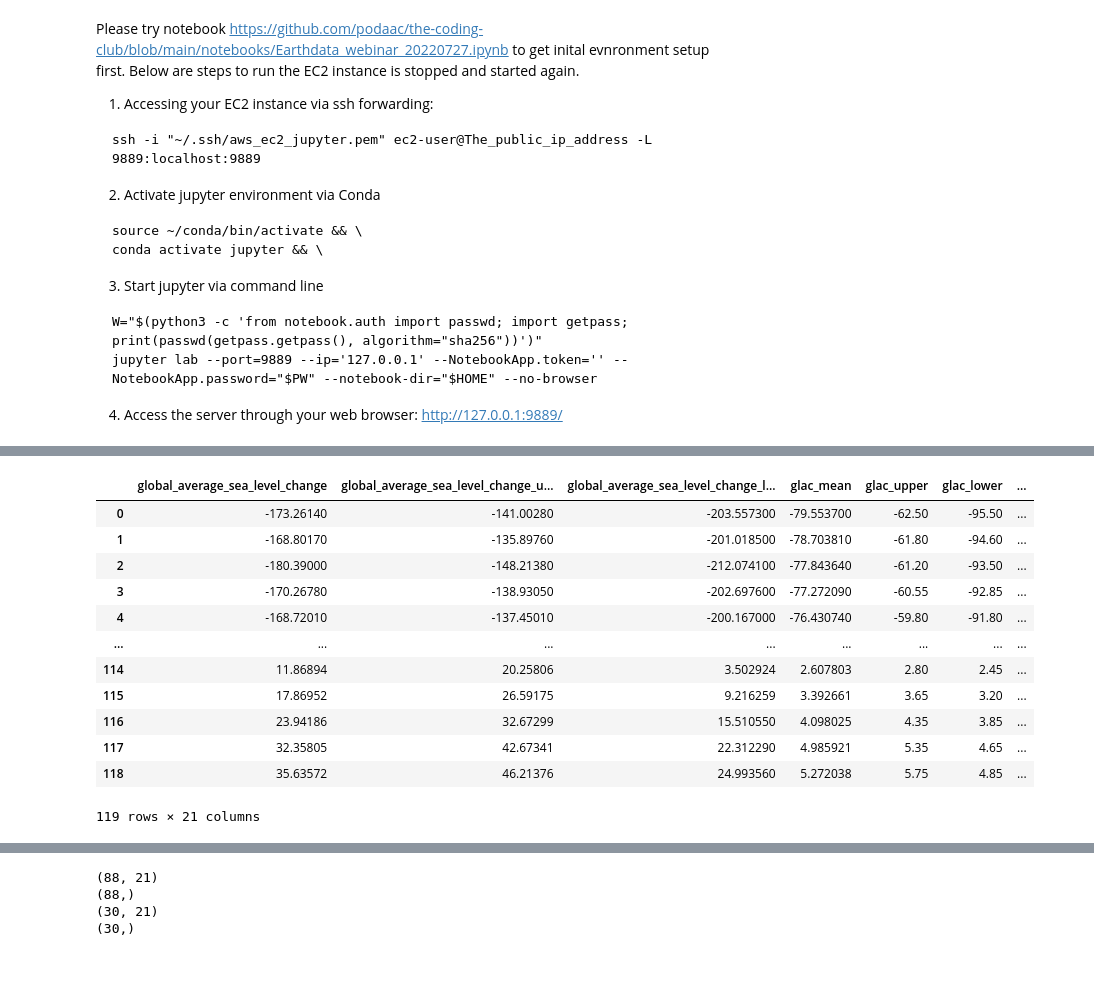
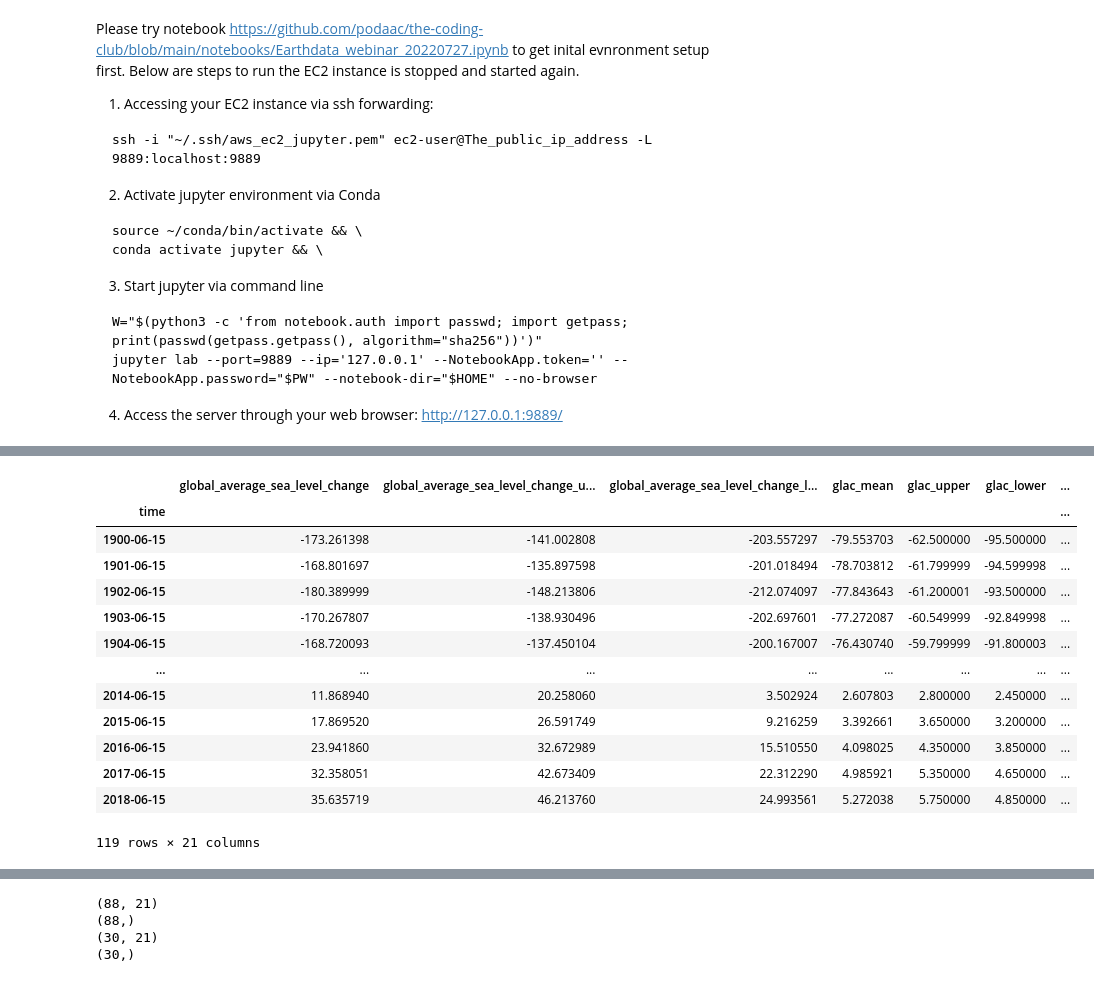
Before and after one commit to nasa-esdswg-ml/edc-notebooks, a Jupyter notebook: Multivariate-Linear-Regression-Example.ipynb, the cells around one changed output, grey strips where cells are left out. Saved outputs shown, nothing was run; the diff lists cells and outputs as text; code cells hidden in the pictures.

```diff
--- a/Multivariate-Linear-Regression-Example.ipynb
+++ b/Multivariate-Linear-Regression-Example.ipynb
@@ -49,22 +68,23 @@ FileNotFoundError: ignored
-# %%
-
-df = pd.read_csv("global_timeseries_measures.csv")
-df = df.drop('time', 1)
-df
-# %% [output]
-|  | global_average_sea_level_change | global_average_sea_level_change_u... | global_average_sea_level_change_l... | glac_mean | glac_upper | glac_lower | ... |
-| 0 | -173.26140 | -141.00280 | -203.557300 | -79.553700 | -62.50 | -95.50 | ... |
-| 1 | -168.80170 | -135.89760 | -201.018500 | -78.703810 | -61.80 | -94.60 | ... |
-| 2 | -180.39000 | -148.21380 | -212.074100 | -77.843640 | -61.20 | -93.50 | ... |
-| 3 | -170.26780 | -138.93050 | -202.697600 | -77.272090 | -60.55 | -92.85 | ... |
-| 4 | -168.72010 | -137.45010 | -200.167000 | -76.430740 | -59.80 | -91.80 | ... |
-| ... | ... | ... | ... | ... | ... | ... | ... |
-| 114 | 11.86894 | 20.25806 | 3.502924 | 2.607803 | 2.80 | 2.45 | ... |
-| 115 | 17.86952 | 26.59175 | 9.216259 | 3.392661 | 3.65 | 3.20 | ... |
-| 116 | 23.94186 | 32.67299 | 15.510550 | 4.098025 | 4.35 | 3.85 | ... |
-| 117 | 32.35805 | 42.67341 | 22.312290 | 4.985921 | 5.35 | 4.65 | ... |
-| 118 | 35.63572 | 46.21376 | 24.993560 | 5.272038 | 5.75 | 4.85 | ... |
-119 rows × 21 columns
+# %%
+df = d1.to_dataframe()
+#df = df.drop(columns=['time'])
+#df.columns.values
+df
+# %% [output]
+|  | global_average_sea_level_change | global_average_sea_level_change_u... | global_average_sea_level_change_l... | glac_mean | glac_upper | glac_lower | ... |
+| time |  |  |  |  |  |  | ... |
+| 1900-06-15 | -173.261398 | -141.002808 | -203.557297 | -79.553703 | -62.500000 | -95.500000 | ... |
+| 1901-06-15 | -168.801697 | -135.897598 | -201.018494 | -78.703812 | -61.799999 | -94.599998 | ... |
+| 1902-06-15 | -180.389999 | -148.213806 | -212.074097 | -77.843643 | -61.200001 | -93.500000 | ... |
+| 1903-06-15 | -170.267807 | -138.930496 | -202.697601 | -77.272087 | -60.549999 | -92.849998 | ... |
+| 1904-06-15 | -168.720093 | -137.450104 | -200.167007 | -76.430740 | -59.799999 | -91.800003 | ... |
+| ... | ... | ... | ... | ... | ... | ... | ... |
+| 2014-06-15 | 11.868940 | 20.258060 | 3.502924 | 2.607803 | 2.800000 | 2.450000 | ... |
+| 2015-06-15 | 17.869520 | 26.591749 | 9.216259 | 3.392661 | 3.650000 | 3.200000 | ... |
+| 2016-06-15 | 23.941860 | 32.672989 | 15.510550 | 4.098025 | 4.350000 | 3.850000 | ... |
+| 2017-06-15 | 32.358051 | 42.673409 | 22.312290 | 4.985921 | 5.350000 | 4.650000 | ... |
+| 2018-06-15 | 35.635719 | 46.213760 | 24.993561 | 5.272038 | 5.750000 | 4.850000 | ... |
+119 rows × 21 columns
 # %%
 df.loc[:, 'global_average_sea_level_change_2'] = df['global_average_sea_level_change']
 df
```
Also changed, not shown: parts of 31 cells of this notebook.
